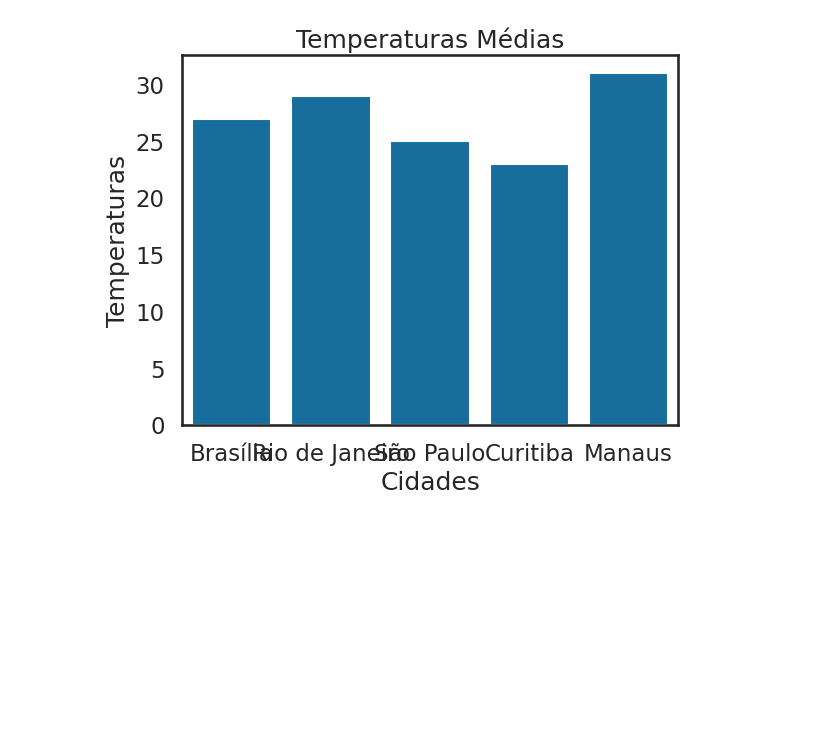
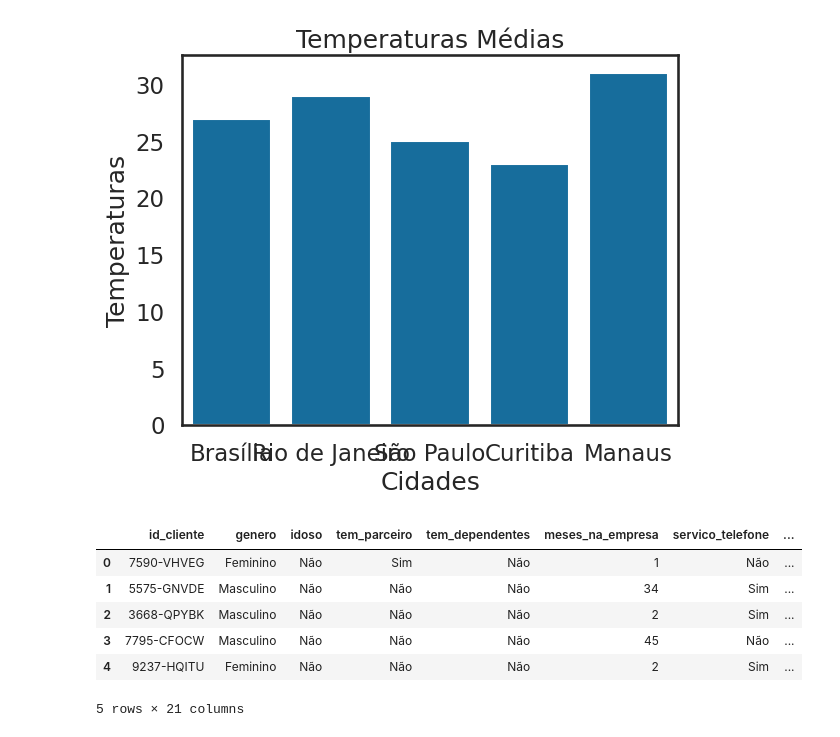
Before and after one commit to stephanyresque/Ciencia-de-dados-2, a Jupyter notebook: 12_11_24.ipynb, the cells around one changed output. Cells and saved outputs as stored; diff of their text form; code cells hidden in the pictures; blank space fills up the shorter version.

```diff
--- a/12_11_24.ipynb
+++ b/12_11_24.ipynb
@@ -149,3 +149,19 @@ barras = sns.barplot(x = 'Cidades', y = 'Temperaturas', data = dados_2);
 barras.set_title('Temperaturas Médias');
 # %% [output]
 [figure]
+# %%
+import pandas as pd
+
+BASE = 'churn_clientes.csv'
+# %%
+df = pd.read_csv(BASE)
+
+df.head()
+# %% [output]
+|  | id_cliente | genero | idoso | tem_parceiro | tem_dependentes | meses_na_empresa | servico_telefone | ... |
+| 0 | 7590-VHVEG | Feminino | Não | Sim | Não | 1 | Não | ... |
+| 1 | 5575-GNVDE | Masculino | Não | Não | Não | 34 | Sim | ... |
+| 2 | 3668-QPYBK | Masculino | Não | Não | Não | 2 | Sim | ... |
+| 3 | 7795-CFOCW | Masculino | Não | Não | Não | 45 | Não | ... |
+| 4 | 9237-HQITU | Feminino | Não | Não | Não | 2 | Sim | ... |
+5 rows × 21 columns
```
Also changed, not shown: parts of 8 cells of this notebook.
